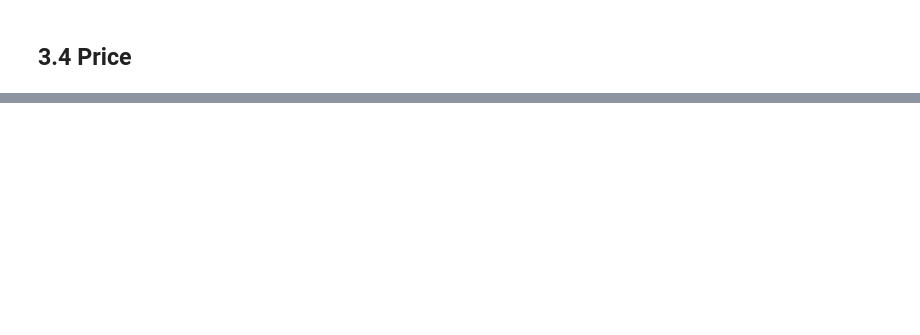
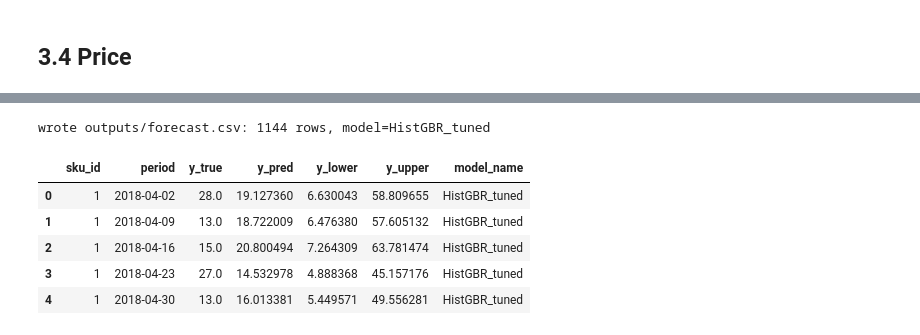
Before and after one commit to AreedAdmin/Retail-Analytics, a Jupyter notebook: ml/ml_forecasting/forecasting.ipynb, the cells around one changed output, grey strips where cells are left out. Cells and saved outputs as stored; diff of their text form; code cells hidden in the pictures; blank space fills up the shorter version.

```diff
--- a/ml/ml_forecasting/forecasting.ipynb
+++ b/ml/ml_forecasting/forecasting.ipynb
@@ -560,0 +734,9 @@ def is_first():
+# %%
+X_train, y_train, ids_train = make_xy(train)
+X_val,   y_val,   ids_val   = make_xy(val)
+X_test,  y_test,  ids_test  = make_xy(test)
+
+assert list(X_train.columns) == list(X_val.columns) == list(X_test.columns), \
+    "X column mismatch across splits"
+print(f"X_train {X_train.shape} | X_val {X_val.shape} | X_test {X_test.shape}")
+print(f"{X_train.shape[1]} features, all numeric, 0 NaN")
@@ -560,0 +1068,43 @@ def is_first():
+# %%
+CONTRACT_COLS = ['sku_id', 'period', 'y_true', 'y_pred',
+                 'y_lower', 'y_upper', 'model_name']
+
+
+def contract_frame(ids, y_pred, y_lower, y_upper, model_name):
+    """Build a Forecast-contract DataFrame for one split (y_true filled,
+    backtest). 95% band is used for y_lower/y_upper per the contract."""
+    return pd.DataFrame({
+        'sku_id': ids['sku'].to_numpy(),
+        'period': pd.to_datetime(ids['week']).dt.date.astype(str),
+        'y_true': ids['weekly_sales'].to_numpy(dtype=float),
+        'y_pred': np.asarray(y_pred, dtype=float),
+        'y_lower': np.asarray(y_lower, dtype=float),
+        'y_upper': np.asarray(y_upper, dtype=float),
+        'model_name': model_name,
+    })[CONTRACT_COLS]
+
+
+forecast = pd.concat([
+    contract_frame(ids_val,  val_pt,  val_lo95,  val_hi95,  sel),
+    contract_frame(ids_test, test_pt, test_lo95, test_hi95, sel),
+], ignore_index=True).sort_values(['sku_id', 'period']).reset_index(drop=True)
+
+# Contract sanity checks
+assert list(forecast.columns) == CONTRACT_COLS
+assert forecast.isna().sum().sum() == 0, "nulls in backtest contract output"
+assert (forecast['y_lower'] <= forecast['y_upper']).all(), "lower > upper"
+
+OUT_DIR = 'outputs'
+os.makedirs(OUT_DIR, exist_ok=True)
+forecast_path = os.path.join(OUT_DIR, 'forecast.csv')
+forecast.to_csv(forecast_path, index=False)
+print(f"wrote {forecast_path}: {forecast.shape[0]} rows, model={sel}")
+forecast.head()
+# %% [output]
+wrote outputs/forecast.csv: 1144 rows, model=HistGBR_tuned
+|  | sku_id | period | y_true | y_pred | y_lower | y_upper | model_name |
+| 0 | 1 | 2018-04-02 | 28.0 | 19.127360 | 6.630043 | 58.809655 | HistGBR_tuned |
+| 1 | 1 | 2018-04-09 | 13.0 | 18.722009 | 6.476380 | 57.605132 | HistGBR_tuned |
+| 2 | 1 | 2018-04-16 | 15.0 | 20.800494 | 7.264309 | 63.781474 | HistGBR_tuned |
+| 3 | 1 | 2018-04-23 | 27.0 | 14.532978 | 4.888368 | 45.157176 | HistGBR_tuned |
+| 4 | 1 | 2018-04-30 | 13.0 | 16.013381 | 5.449571 | 49.556281 | HistGBR_tuned |
```
Also changed, not shown: parts of 41 cells of this notebook, 35 other files.
